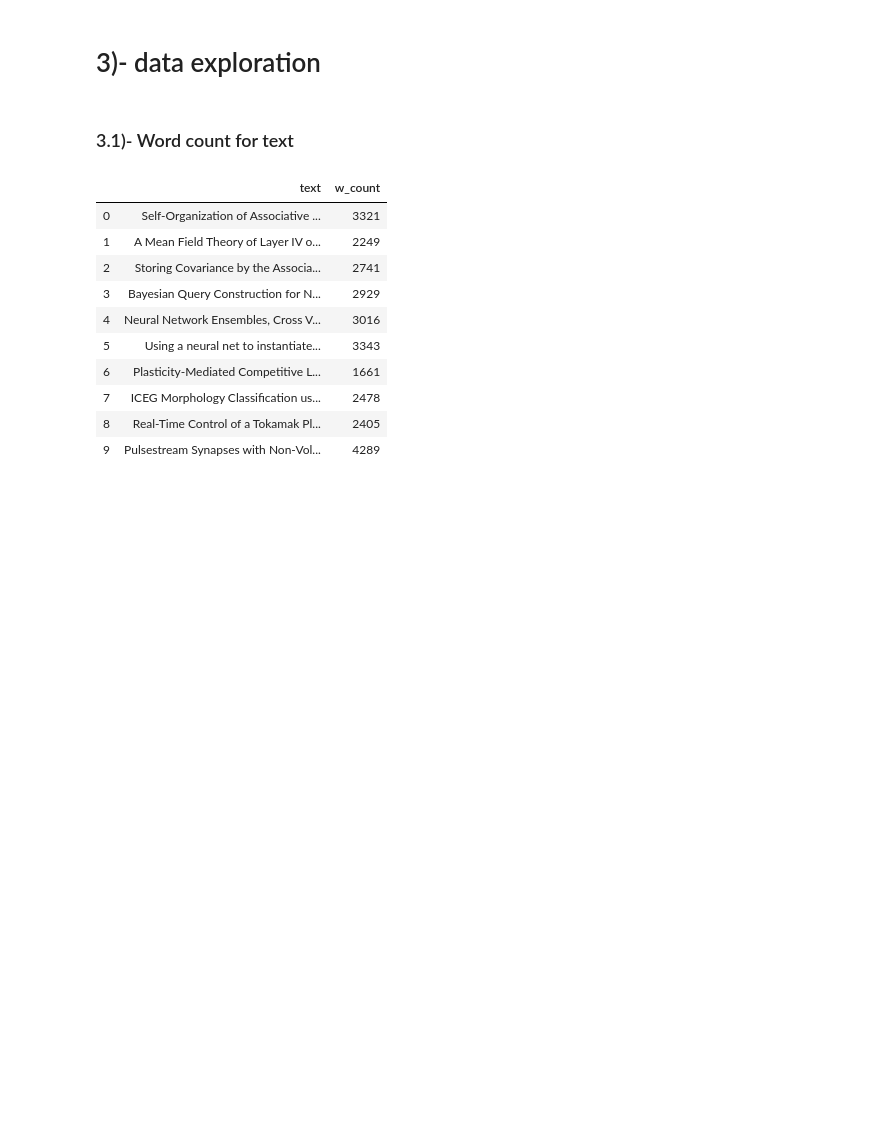
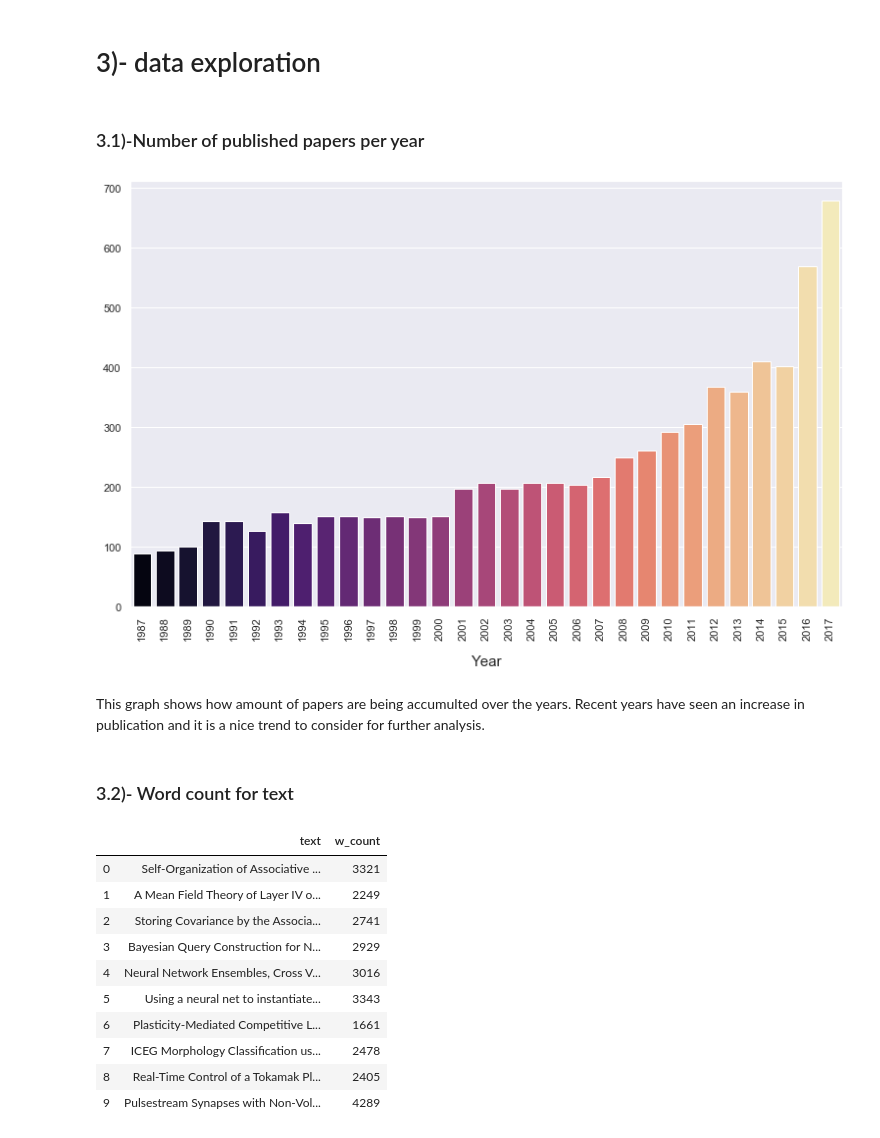
Before and after one commit to HassanSherwani/NLP-Natural-Language-Processing-, a Jupyter notebook: Keyword-Extraction_TFIDF/keyword_extraction.ipynb, the cells around one changed output. Cells and saved outputs as stored; diff of their text form; code cells hidden in the pictures; blank space fills up the shorter version.

```diff
--- a/Keyword-Extraction_TFIDF/keyword_extraction.ipynb
+++ b/Keyword-Extraction_TFIDF/keyword_extraction.ipynb
@@ -104,8 +107,23 @@ dataset.tail()
 | 7240 | 999 | 1994 | Correlation and Interpolation Net... |
 # %% [markdown]
 # 3)- data exploration
+# %% [markdown]
+### 3.1)-Number of published papers per year
+# %%
+groups = dataset.groupby('year')
+counts = groups.size()
+
+plt.figure(figsize = (13, 8))
+ax = sns.barplot(counts.index, counts.values, palette=("magma"))
+ax.set_xlabel("Year",fontsize = 15, labelpad = 15)
+plt.xticks(rotation = 90)
+plt.show()
+# %% [output]
+[figure, added]
+# %% [markdown]
+This graph shows how amount of papers are being accumulted over the years. Recent years have seen an increase in publication and it is a nice trend to consider for further analysis.
 # %% [markdown]
-### 3.1)- Word count for text
+### 3.2)- Word count for text
 # %%
 #Fetch wordcount for each text document
 dataset['w_count'] = dataset['text'].apply(lambda x: len(str(x).split(" ")))
```
Also changed, not shown: parts of 12 cells of this notebook.
